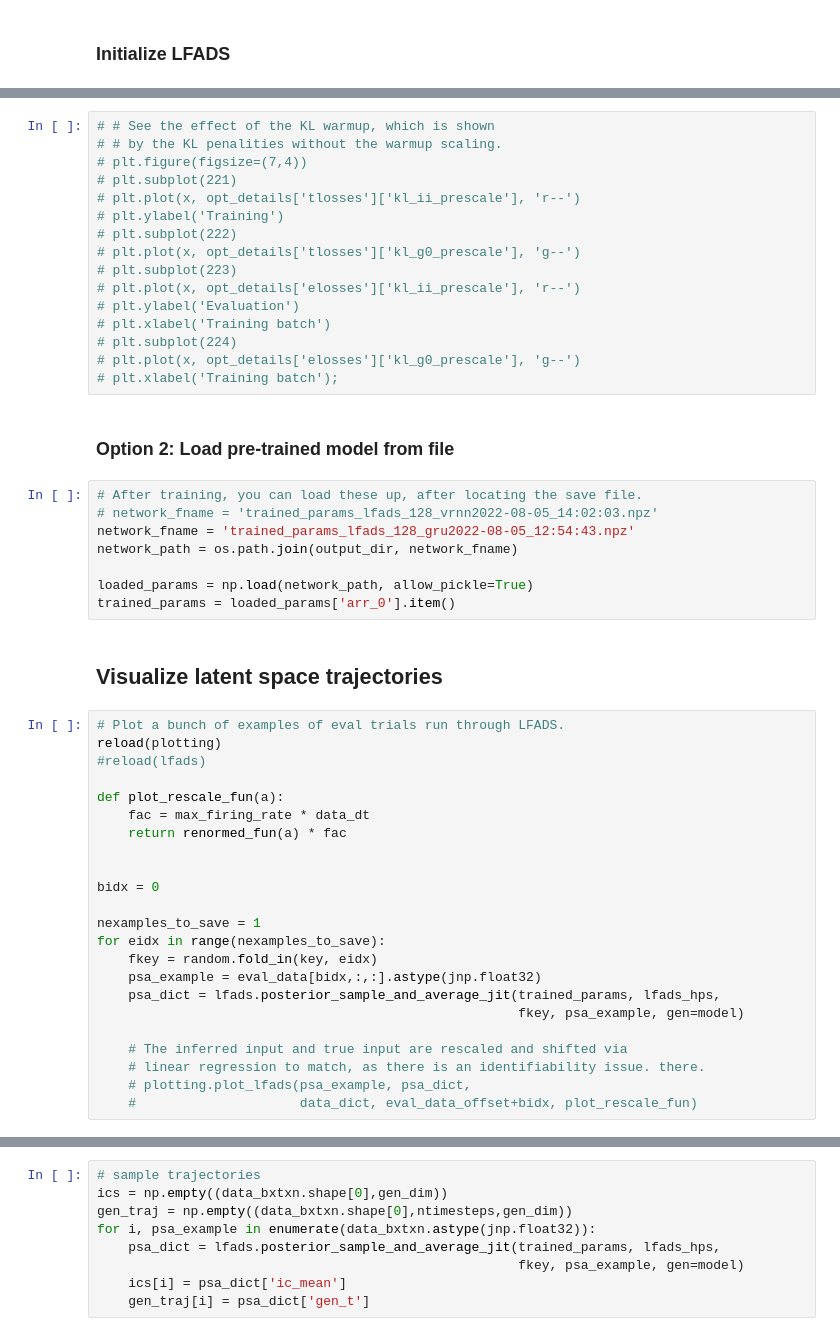
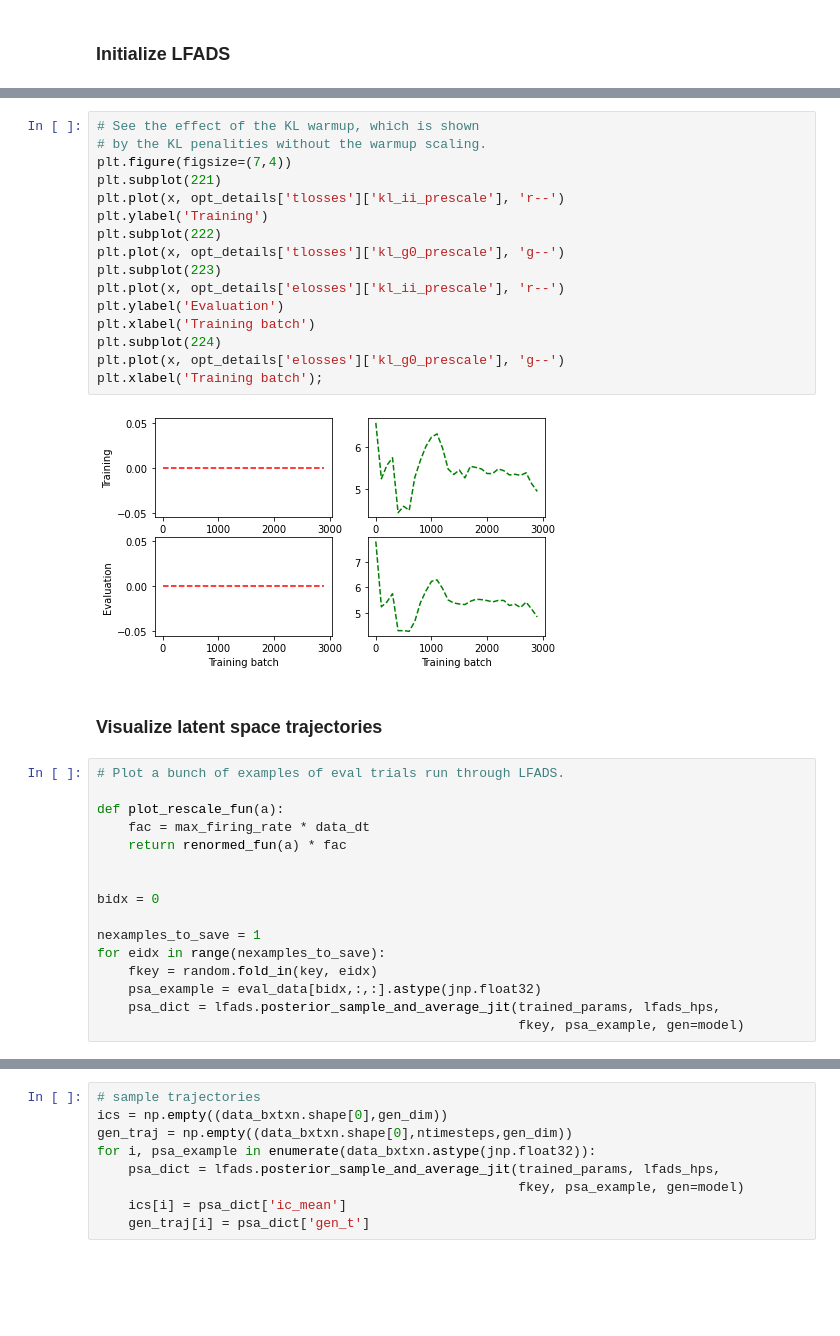
Before and after one commit to NinelK/IMBIZO2022_DS_tutorial_solutions, a Jupyter notebook: DS_Tutorial_Part_3_SOLUTIONS.ipynb, the cells around one changed output, grey strips where cells are left out. Cells and saved outputs as stored; diff of their text form; blank space fills up the shorter version.

```diff
--- a/DS_Tutorial_Part_3_SOLUTIONS.ipynb
+++ b/DS_Tutorial_Part_3_SOLUTIONS.ipynb
@@ -425,35 +381,25 @@ init_params = lfads.lfads_params(key, lfads_hps, gen_rnn_params=model_params)
 # %%
-# # See the effect of the KL warmup, which is shown
-# # by the KL penalities without the warmup scaling.
-# plt.figure(figsize=(7,4))
-# plt.subplot(221)
-# plt.plot(x, opt_details['tlosses']['kl_ii_prescale'], 'r--')
-# plt.ylabel('Training')
-# plt.subplot(222)
-# plt.plot(x, opt_details['tlosses']['kl_g0_prescale'], 'g--')
-# plt.subplot(223)
-# plt.plot(x, opt_details['elosses']['kl_ii_prescale'], 'r--')
-# plt.ylabel('Evaluation')
-# plt.xlabel('Training batch')
-# plt.subplot(224)
-# plt.plot(x, opt_details['elosses']['kl_g0_prescale'], 'g--')
-# plt.xlabel('Training batch');
+# See the effect of the KL warmup, which is shown
+# by the KL penalities without the warmup scaling.
+plt.figure(figsize=(7,4))
+plt.subplot(221)
+plt.plot(x, opt_details['tlosses']['kl_ii_prescale'], 'r--')
+plt.ylabel('Training')
+plt.subplot(222)
+plt.plot(x, opt_details['tlosses']['kl_g0_prescale'], 'g--')
+plt.subplot(223)
+plt.plot(x, opt_details['elosses']['kl_ii_prescale'], 'r--')
+plt.ylabel('Evaluation')
+plt.xlabel('Training batch')
+plt.subplot(224)
+plt.plot(x, opt_details['elosses']['kl_g0_prescale'], 'g--')
+plt.xlabel('Training batch');
+# %% [output]
+[figure, added]
-# %% [markdown]
-### Option 2: Load pre-trained model from file
-# %%
-# After training, you can load these up, after locating the save file.
-# network_fname = 'trained_params_lfads_128_vrnn2022-08-05_14:02:03.npz'
-network_fname = 'trained_params_lfads_128_gru2022-08-05_12:54:43.npz'
-network_path = os.path.join(output_dir, network_fname)
-
-loaded_params = np.load(network_path, allow_pickle=True)
-trained_params = loaded_params['arr_0'].item()
 # %% [markdown]
-## Visualize latent space trajectories
+### Visualize latent space trajectories
 # %%
 # Plot a bunch of examples of eval trials run through LFADS.
-reload(plotting)
-#reload(lfads)
 
 def plot_rescale_fun(a):
     fac = max_firing_rate * data_dt
@@ -468,11 +414,6 @@ for eidx in range(nexamples_to_save):
     psa_example = eval_data[bidx,:,:].astype(jnp.float32)
     psa_dict = lfads.posterior_sample_and_average_jit(trained_params, lfads_hps,
                                                       fkey, psa_example, gen=model)
-
-    # The inferred input and true input are rescaled and shifted via
-    # linear regression to match, as there is an identifiability issue. there.
-    # plotting.plot_lfads(psa_example, psa_dict,
-    #                     data_dict, eval_data_offset+bidx, plot_rescale_fun)
 # %%
 # plt.plot(psa_dict['factor_t'])
 plt.plot(psa_dict['factor_t'])
```
Also changed, not shown: parts of 72 cells of this notebook.
